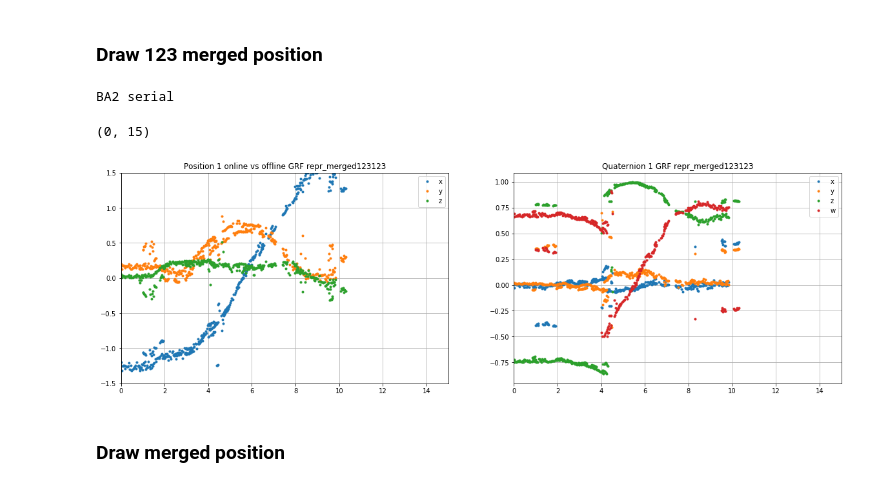
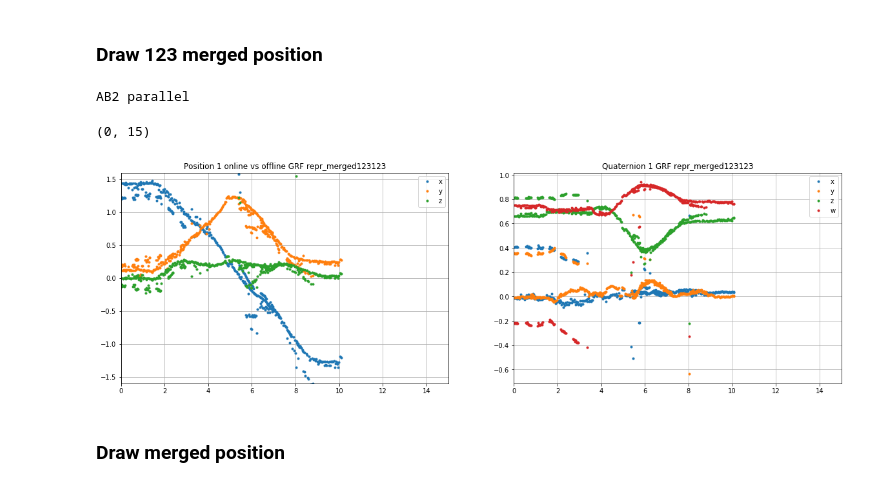
Before and after one commit to zhanibekrysbek/smart_tray, a Jupyter notebook: notebooks/iros_workshop_2020/cut_into_observations.ipynb, the cells around one changed output. Saved outputs shown, nothing was run; the diff lists cells and outputs as text; code cells hidden in the pictures.

```diff
--- a/notebooks/iros_workshop_2020/cut_into_observations.ipynb
+++ b/notebooks/iros_workshop_2020/cut_into_observations.ipynb
@@ -273,40 +273,40 @@ aa
 # %% [markdown]
 ### Draw 123 merged position
 # %%
-obs = observations[7]
+obs = observations[8]
 # %%
 h = 1
 w = 2
-ylim = 1.5
+ylim = 1.6
 xlim = 15
 
 plt.figure(figsize=(20,h*6))
 
 
 print obs['traj_type'], obs['motion_type']
 
 # Position from camera 1
 plt.subplot(h,w,1)
 plt.plot(obs['pose123']['time_steps'], obs['pose123']['position'], '.', alpha=1)
 plt.legend(['x','y','z'])
 plt.gca().set_title('Position 1 online vs offline %s'%obs['pose123']['frame_id'])
 plt.grid()
 
 plt.ylim(-ylim, ylim)
 plt.xlim(0, xlim)
 
 
 plt.subplot(h,w,2)
 plt.plot(obs['pose123']['time_steps'], obs['pose123']['quaternion'], '.', alpha=1)
 plt.legend(['x','y','z', 'w'])
 plt.gca().set_title('Quaternion 1 %s'%obs['pose123']['frame_id'])
 plt.grid()
 
 plt.xlim(0, xlim)
 # %% [output]
-BA2 serial
+AB2 parallel
 (0, 15)
-[figure, old version]
+[figure, new version]
 # %% [markdown]
 ### Draw merged position
 # %%
```
